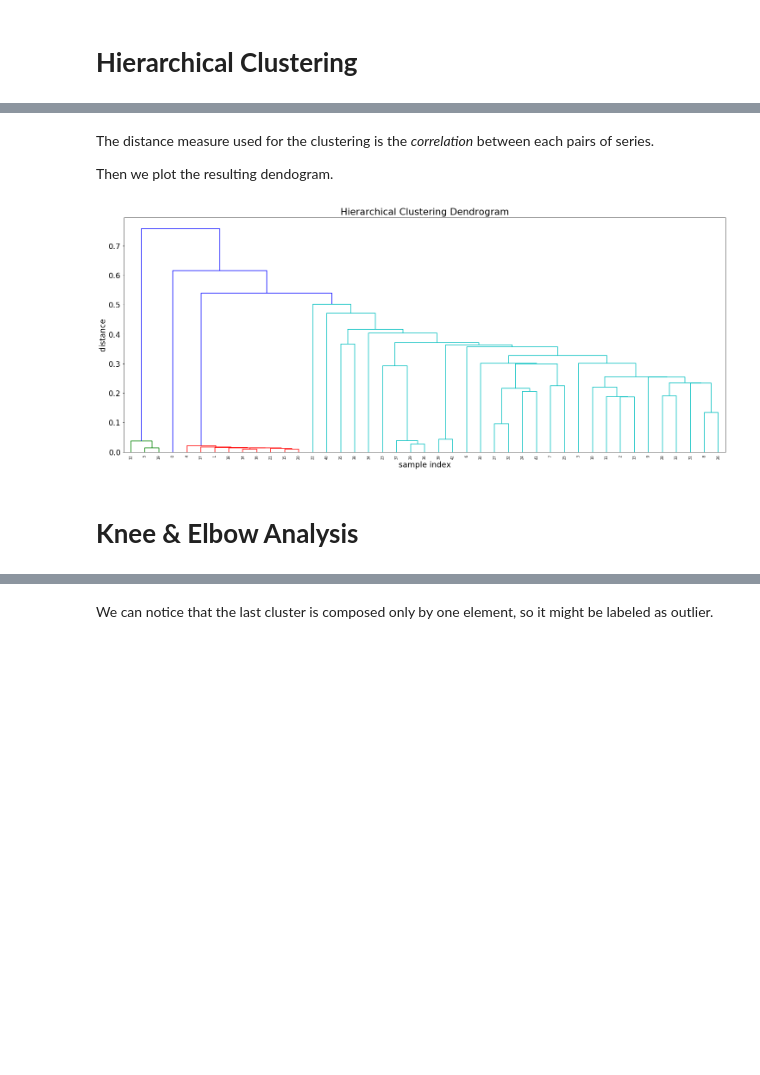
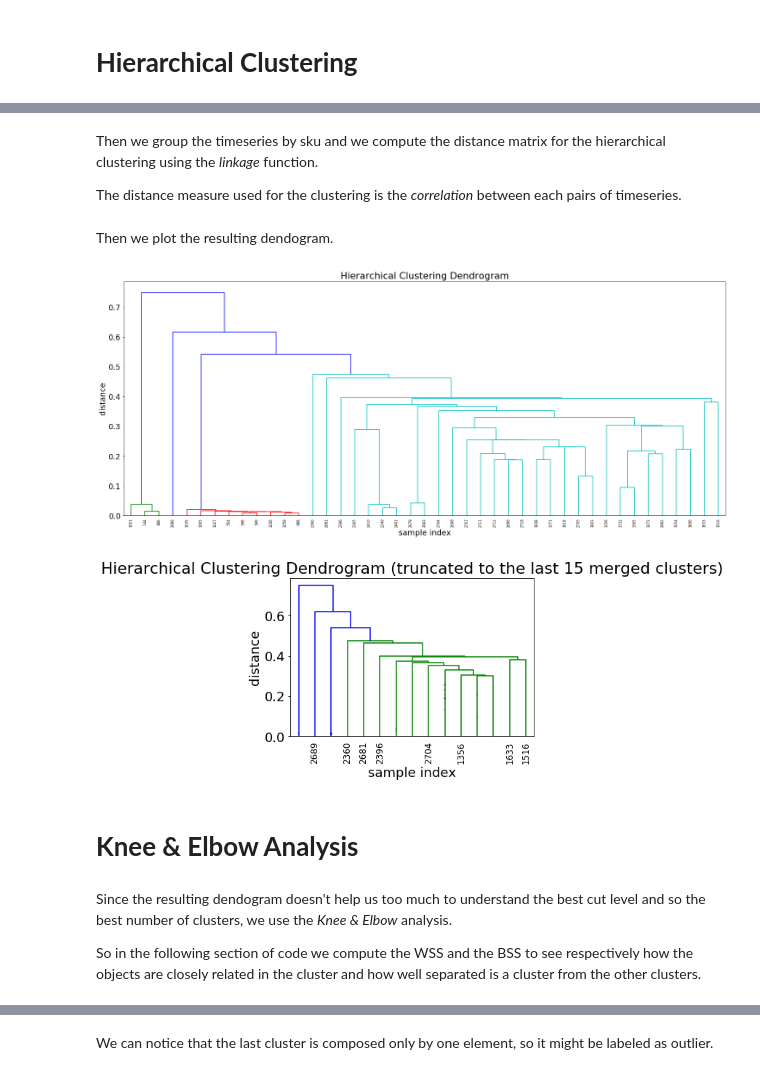
Before and after one commit to tommasofioravanti/DMTMCourseProject, a Jupyter notebook: notebooks/Clustering.ipynb, the cells around one changed output, grey strips where cells are left out. Drawn from its saved outputs; the diff is of its cells as text; code cells hidden in the pictures; blank space fills up the shorter version.

```diff
--- a/notebooks/Clustering.ipynb
+++ b/notebooks/Clustering.ipynb
@@ -61,2 +67,6 @@ from scipy.stats import pearsonr
+# %% [markdown]
+Then we group the timeseries by sku and we compute the distance matrix for the hierarchical clustering using the <i>linkage</i> function.
+
+The distance measure used for the clustering is the <i>correlation</i> between each pairs of timeseries.
 # %%
 series1=[]
@@ -65,9 +77,8 @@ for i, s in enumerate(set(train.sku)):
 series1=np.asarray(series1)
 z1= linkage(series1,'single',metric='correlation')
-# %% [markdown]
-The distance measure used for the clustering is the <i>correlation</i> between each pairs of series.
-
-Then we plot the resulting dendogram.
+# %% [markdown]
+
+Then we plot the resulting dendogram.
 # %%
 plt.figure(figsize=(25, 10))
 font = {'family' : 'sans', 'size'   : 18}
@@ -78,12 +89,36 @@ plt.ylabel('distance')
 dendrogram(z1,
     leaf_rotation=90.,
     leaf_font_size=8.,
+    labels=ix
 )
 plt.show()
 # %% [output]
-[figure, old version]
+[figure, new version]
+# %%
+plt.title('Hierarchical Clustering Dendrogram (truncated to the last 15 merged clusters)')
+font = {'family' : 'sans', 'size'   : 18}
+plt.rc('font', **font)
+plt.xlabel('sample index')
+plt.ylabel('distance')
+dendrogram(
+    z1,
+    truncate_mode='lastp',  # show only the last p merged clusters
+    p=15,  # show only the last p merged clusters
+    show_leaf_counts=False,  # otherwise numbers in brackets are counts
+    leaf_rotation=90.,
+    leaf_font_size=12.,
+    show_contracted=True,  # to get a distribution impression in truncated branches
+    labels=ix
+)
+plt.show()
+# %% [output]
+[figure, added]
 # %% [markdown]
 # <b>Knee & Elbow Analysis</b>
+# %% [markdown]
+Since the resulting dendogram doesn't help us too much to understand the best cut level and so the best number of clusters, we use the <i>Knee & Elbow</i> analysis.
+
+So in the following section of code we compute the WSS and the BSS to see respectively how the objects are closely related in the cluster and how well separated is a cluster from the other clusters.
 # %%
 wss_values = []
 bss_values = []
```
Also changed, not shown: parts of 29 cells of this notebook.
